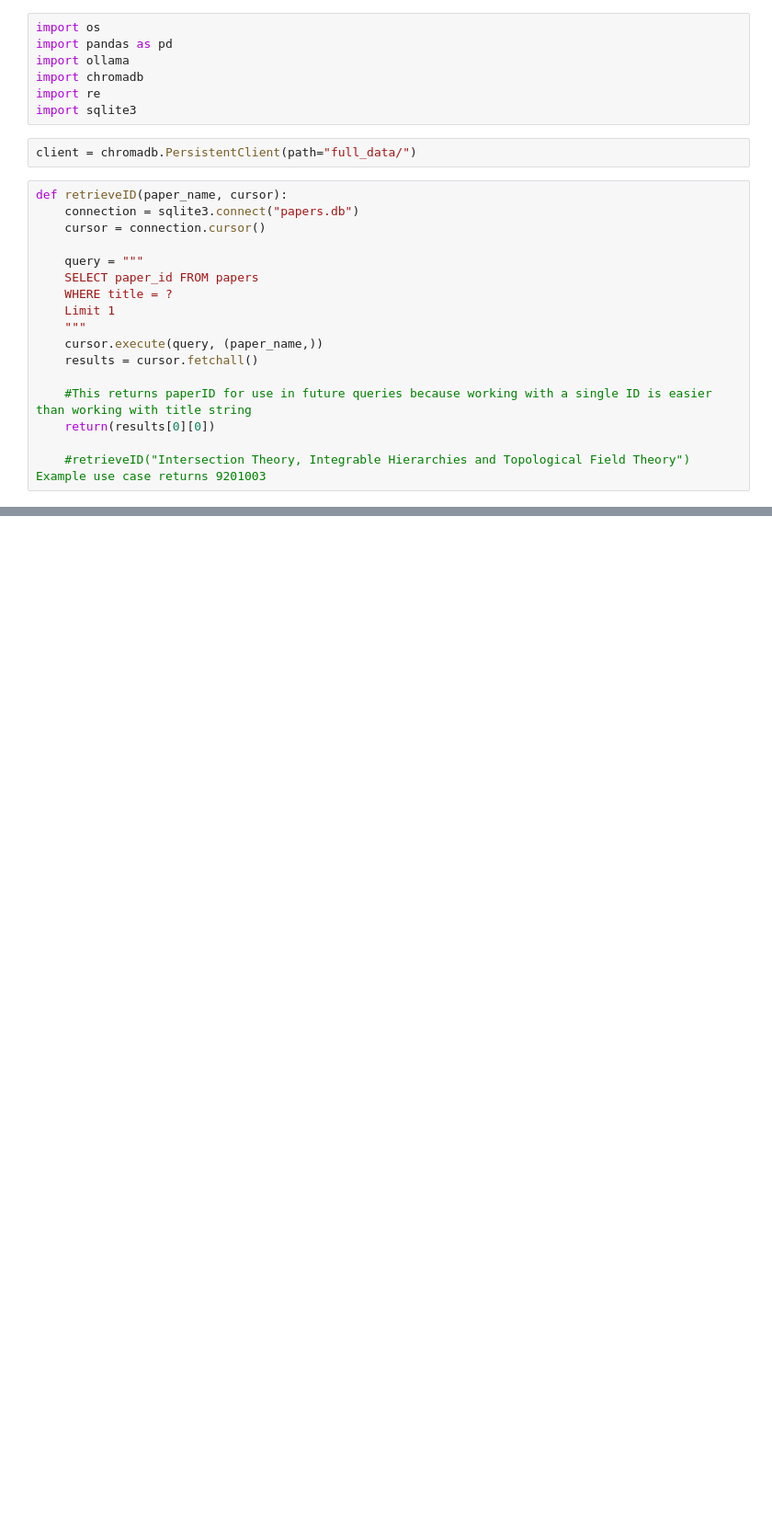
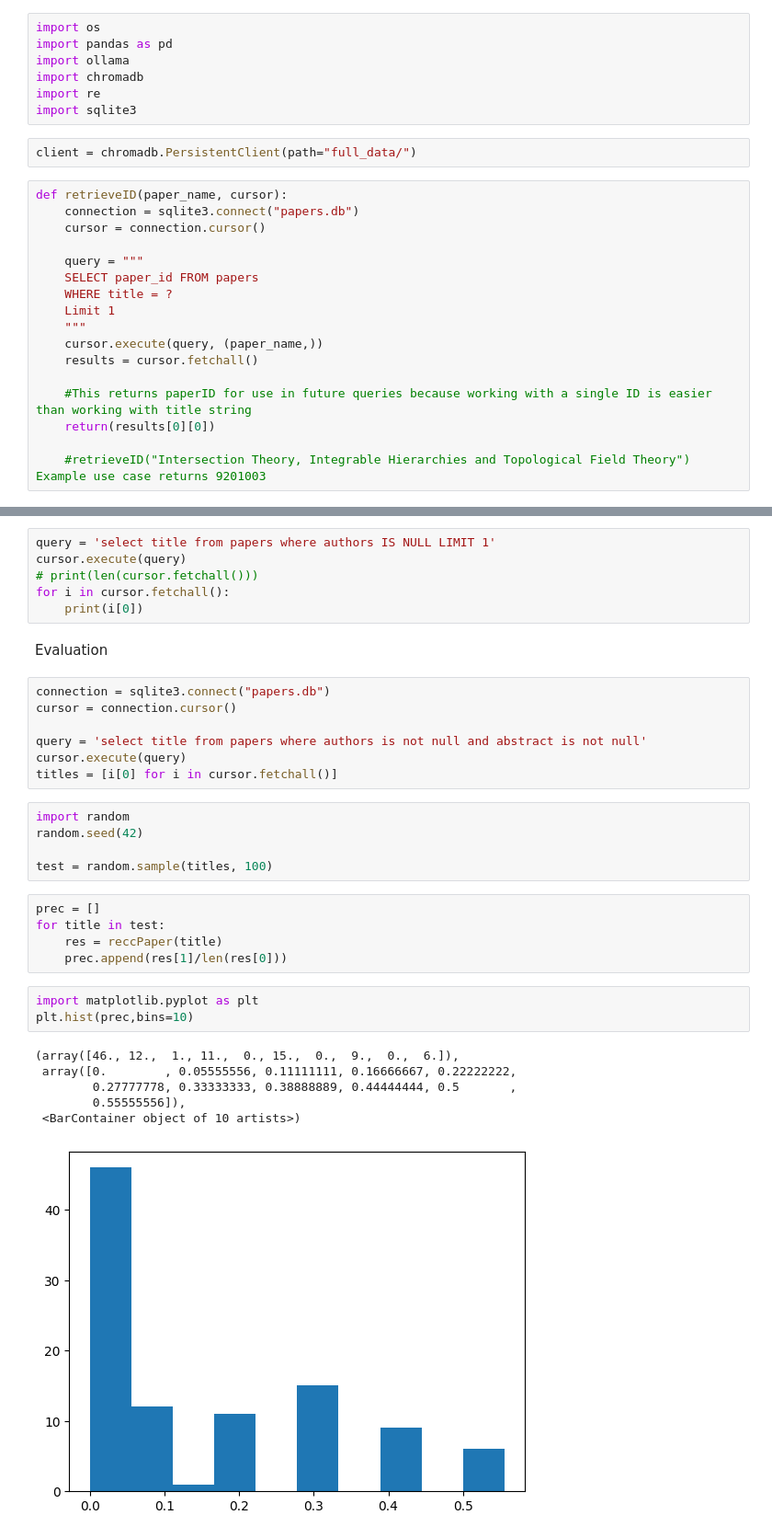
Before and after one commit to huaihuaiweng/CS6400-project, a Jupyter notebook: program.ipynb, the cells around one changed output, grey strips where cells are left out. Shown: that part at 92% size. Saved outputs shown, nothing was run; the diff lists cells and outputs as text; blank space fills up the shorter version.

```diff
--- a/program.ipynb
+++ b/program.ipynb
@@ -202,0 +445,35 @@ def evalulate(paper_ids, cursor, input_paper):
+# %%
+query = 'select title from papers where authors IS NULL LIMIT 1'
+cursor.execute(query)
+# print(len(cursor.fetchall()))
+for i in cursor.fetchall():
+    print(i[0])
+# %% [markdown]
+Evaluation
+# %%
+connection = sqlite3.connect("papers.db")
+cursor = connection.cursor()
+
+query = 'select title from papers where authors is not null and abstract is not null'
+cursor.execute(query)
+titles = [i[0] for i in cursor.fetchall()]
+# %%
+import random
+random.seed(42)
+
+test = random.sample(titles, 100)
+# %%
+prec = []
+for title in test:
+    res = reccPaper(title)
+    prec.append(res[1]/len(res[0]))
+# %%
+import matplotlib.pyplot as plt
+plt.hist(prec,bins=10)
+# %% [output]
+(array([46., 12.,  1., 11.,  0., 15.,  0.,  9.,  0.,  6.]),
+ array([0.        , 0.05555556, 0.11111111, 0.16666667, 0.22222222,
+        0.27777778, 0.33333333, 0.38888889, 0.44444444, 0.5       ,
+        0.55555556]),
+ <BarContainer object of 10 artists>)
+[figure, added]
```
Also changed, not shown: parts of 24 cells of this notebook.
